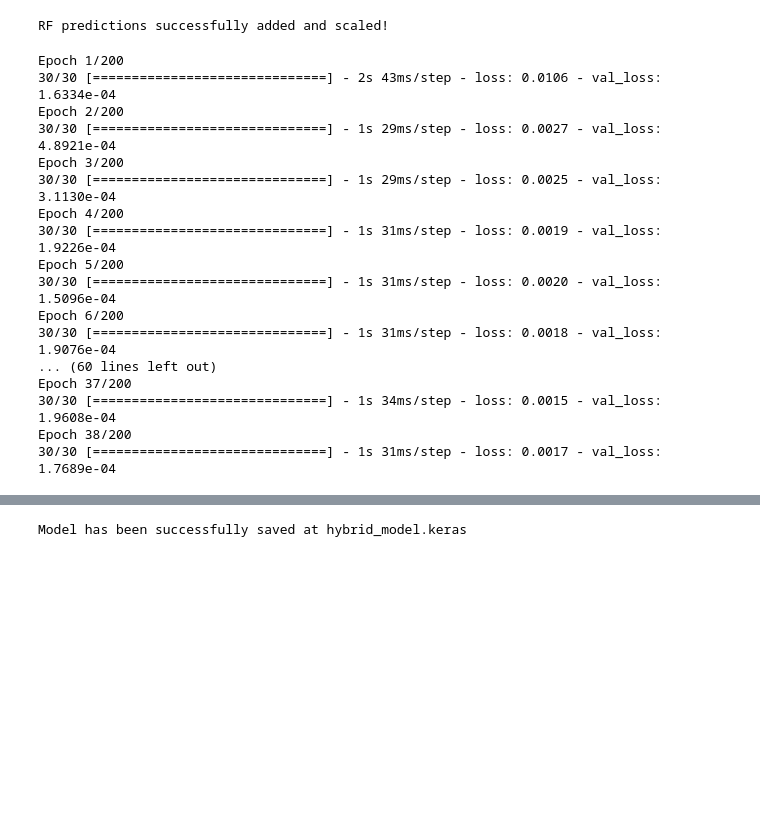
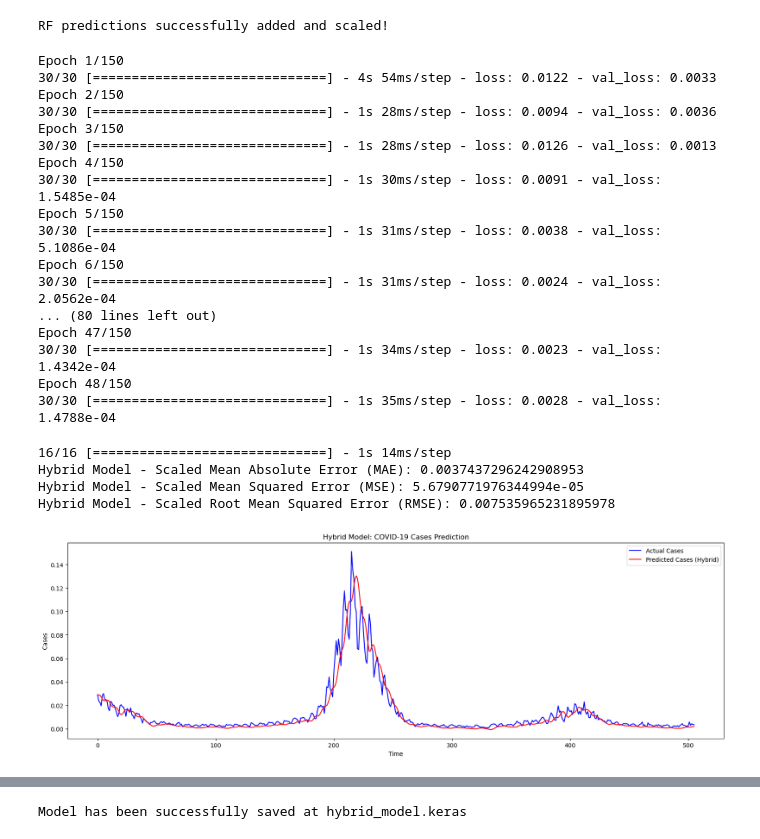
Before and after one commit to nursahiraa/fyp, a Jupyter notebook: dataSpell/fyp-master/notebooks/RFnLSTM.ipynb, the cells around one changed output, grey strips where cells are left out. Cells and saved outputs as stored; diff of their text form; code cells hidden in the pictures; blank space fills up the shorter version.

```diff
--- a/dataSpell/fyp-master/notebooks/RFnLSTM.ipynb
+++ b/dataSpell/fyp-master/notebooks/RFnLSTM.ipynb
@@ -231,6 +222,14 @@ X_train_lstm, X_test_lstm, y_train_lstm, y_test_lstm = train_test_split(X_lstm,
 # %%
 from keras.models import Sequential
 from keras.layers import LSTM, Dropout, Dense
+import tensorflow as tf
+import numpy as np
+import random
+
+# Set random seeds
+np.random.seed(42)
+random.seed(42)
+tf.random.set_seed(42)
 
 # Define the LSTM model
 model = Sequential()
@@ -247,48 +246,54 @@ model.compile(optimizer='adam', loss='mean_squared_error')
 # history = model.fit(X_train_lstm, y_train_lstm, epochs=100, batch_size=32, validation_split=0.2, shuffle=False)
 from keras.callbacks import EarlyStopping
 es = EarlyStopping(monitor='val_loss', patience=15, restore_best_weights=True)
-history = model.fit(X_train_lstm, y_train_lstm, epochs=200, batch_size=32, validation_split=0.2, callbacks=[es])
+history = model.fit(X_train_lstm, y_train_lstm, epochs=150, batch_size=32, validation_split=0.2, shuffle=False, callbacks=[es])
 # %% [output]
-Epoch 1/200
-30/30 [==============================] - 2s 43ms/step - loss: 0.0106 - val_loss: 1.6334e-04
-Epoch 2/200
-30/30 [==============================] - 1s 29ms/step - loss: 0.0027 - val_loss: 4.8921e-04
-Epoch 3/200
-30/30 [==============================] - 1s 29ms/step - loss: 0.0025 - val_loss: 3.1130e-04
-Epoch 4/200
-30/30 [==============================] - 1s 31ms/step - loss: 0.0019 - val_loss: 1.9226e-04
-Epoch 5/200
-30/30 [==============================] - 1s 31ms/step - loss: 0.0020 - val_loss: 1.5096e-04
-Epoch 6/200
-30/30 [==============================] - 1s 31ms/step - loss: 0.0018 - val_loss: 1.9076e-04
-... (60 lines left out)
-Epoch 37/200
-30/30 [==============================] - 1s 34ms/step - loss: 0.0015 - val_loss: 1.9608e-04
-Epoch 38/200
-30/30 [==============================] - 1s 31ms/step - loss: 0.0017 - val_loss: 1.7689e-04
+Epoch 1/150
+30/30 [==============================] - 4s 54ms/step - loss: 0.0122 - val_loss: 0.0033
+Epoch 2/150
+30/30 [==============================] - 1s 28ms/step - loss: 0.0094 - val_loss: 0.0036
+Epoch 3/150
+30/30 [==============================] - 1s 28ms/step - loss: 0.0126 - val_loss: 0.0013
+Epoch 4/150
+30/30 [==============================] - 1s 30ms/step - loss: 0.0091 - val_loss: 1.5485e-04
+Epoch 5/150
+30/30 [==============================] - 1s 31ms/step - loss: 0.0038 - val_loss: 5.1086e-04
+Epoch 6/150
+30/30 [==============================] - 1s 31ms/step - loss: 0.0024 - val_loss: 2.0562e-04
+... (80 lines left out)
+Epoch 47/150
+30/30 [==============================] - 1s 34ms/step - loss: 0.0023 - val_loss: 1.4342e-04
+Epoch 48/150
+30/30 [==============================] - 1s 35ms/step - loss: 0.0028 - val_loss: 1.4788e-04
 # %%
 # Predict using the LSTM model
 lstm_predictions = model.predict(X_test_lstm)
 
 # No need to rescale predictions back to the original scale
 # Use predictions and true values in their scaled space
 # lstm_predictions and y_test_lstm are already scaled
 
 # Calculate evaluation metrics directly on scaled data
 mae_scaled = mean_absolute_error(y_test_lstm, lstm_predictions)
 mse_scaled = mean_squared_error(y_test_lstm, lstm_predictions)
 rmse_scaled = np.sqrt(mse_scaled)
 
 print(f"Hybrid Model - Scaled Mean Absolute Error (MAE): {mae_scaled}")
 print(f"Hybrid Model - Scaled Mean Squared Error (MSE): {mse_scaled}")
 print(f"Hybrid Model - Scaled Root Mean Squared Error (RMSE): {rmse_scaled}")
 
 # Plot predictions vs actual values
 plt.figure(figsize=(20, 6))
-plt.plot(y_test_rescaled, color='blue', label='Actual Cases')
-plt.plot(lstm_predictions_rescaled, color='red', label='Predicted Cases (Hybrid)')
+plt.plot(y_test_lstm, color='blue', label='Actual Cases')
+plt.plot(lstm_predictions, color='red', label='Predicted Cases (Hybrid)')
 plt.title('Hybrid Model: COVID-19 Cases Prediction')
 plt.xlabel('Time')
 plt.ylabel('Cases')
 plt.legend()
 plt.show()
+# %% [output]
+16/16 [==============================] - 1s 14ms/step
+Hybrid Model - Scaled Mean Absolute Error (MAE): 0.0037437296242908953
+Hybrid Model - Scaled Mean Squared Error (MSE): 5.6790771976344994e-05
+Hybrid Model - Scaled Root Mean Squared Error (RMSE): 0.007535965231895978
+[figure, added]
```
Also changed, not shown: parts of 7 cells of this notebook, 2 other files.
